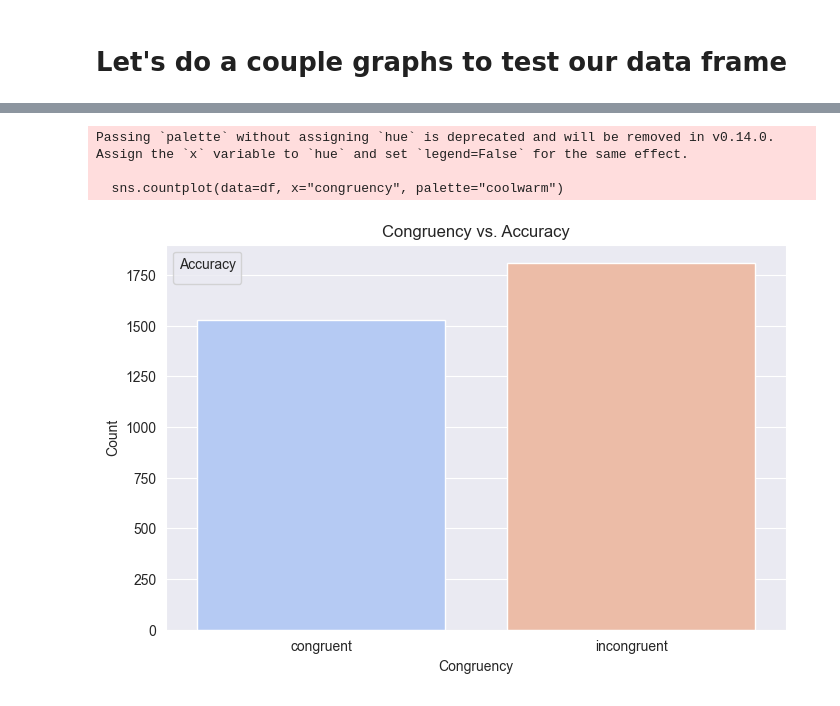
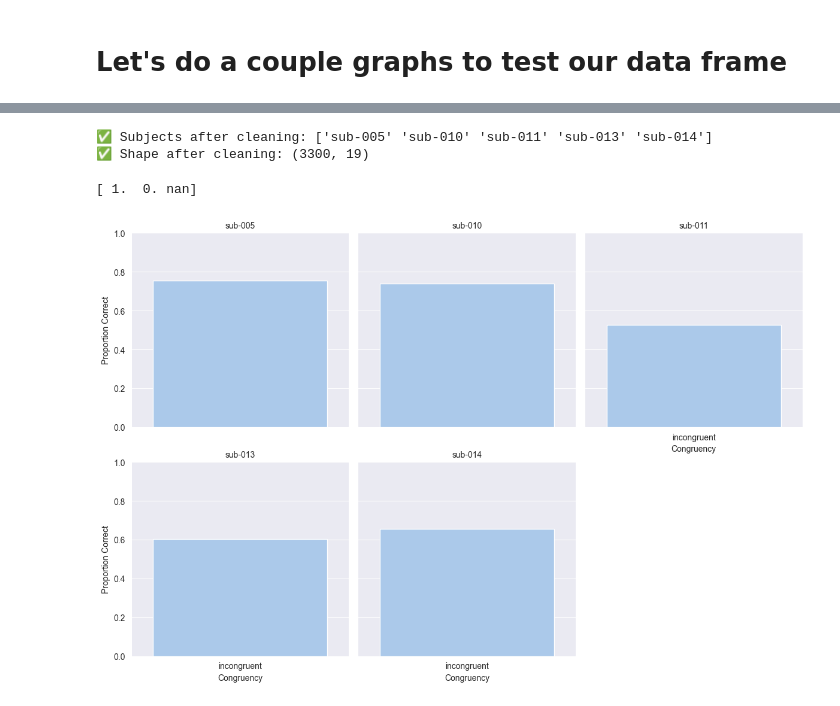
Before and after one commit to carla-coca/my-random-progress-thesis, a Jupyter notebook: Analyses_categorization+modelling.ipynb, the cells around one changed output, grey strips where cells are left out. Saved outputs shown, nothing was run; the diff lists cells and outputs as text; code cells hidden in the pictures.

```diff
--- a/Analyses_categorization+modelling.ipynb
+++ b/Analyses_categorization+modelling.ipynb
@@ -567,16 +492,45 @@ Name: count, dtype: int64
-# %%
-# Load your categorized data
-df = pd.read_csv("/Users/carlacoca/Documents/master_internship/outputs_final_data/categorized_df.csv", delimiter=";")
-plt.figure(figsize=(8, 5))
-sns.countplot(data=df, x="congruency", palette="coolwarm")
-
-plt.xlabel("Congruency")
-plt.ylabel("Count")
-plt.title("Congruency vs. Accuracy")
-plt.legend(title="Accuracy")
-plt.show()
-# %% [output]
-Passing `palette` without assigning `hue` is deprecated and will be removed in v0.14.0. Assign the `x` variable to `hue` and set `legend=False` for the same effect.
-
-  sns.countplot(data=df, x="congruency", palette="coolwarm")
-[figure, removed]
+# %%
+final_df['task_congruency'] = final_df['task_congruency'].astype(str)
+final_df['subject'] = final_df['subject'].astype(str)
+
+# Filter for non-null, valid data
+df_clean = final_df.dropna(subset=['subject', 'task_congruency', 'objectively_correct'])
+
+print("✅ Subjects after cleaning:", df_clean['subject'].unique())
+print("✅ Shape after cleaning:", df_clean.shape)
+# %% [output]
+✅ Subjects after cleaning: ['sub-005' 'sub-010' 'sub-011' 'sub-013' 'sub-014']
+✅ Shape after cleaning: (3300, 19)
+# %%
+# Fix the data type of 'objectively_correct'
+df_clean['objectively_correct'] = df_clean['objectively_correct'].map({'True': 1, 'False': 0})
+
+# Sanity check (optional)
+print(df_clean['objectively_correct'].unique())
+# %% [output]
+[ 1.  0. nan]
+# %%
+summary = df_clean.groupby(['subject', 'task_congruency'])['objectively_correct'].mean().reset_index()
+
+import seaborn as sns
+import matplotlib.pyplot as plt
+
+g = sns.FacetGrid(summary, col='subject', col_wrap=3, height=4, sharey=True)
+g.map_dataframe(
+    sns.barplot,
+    x='task_congruency',
+    y='objectively_correct',
+    hue='task_congruency',
+    palette='pastel',
+    legend=False
+)
+g.set_titles(col_template="{col_name}")
+g.set_axis_labels("Congruency", "Proportion Correct")
+
+for ax in g.axes.flatten():
+    ax.set_ylim(0, 1)
+
+plt.tight_layout()
+plt.show()
+# %% [output]
+[figure, added]
```
Also changed, not shown: parts of 6 cells of this notebook.
